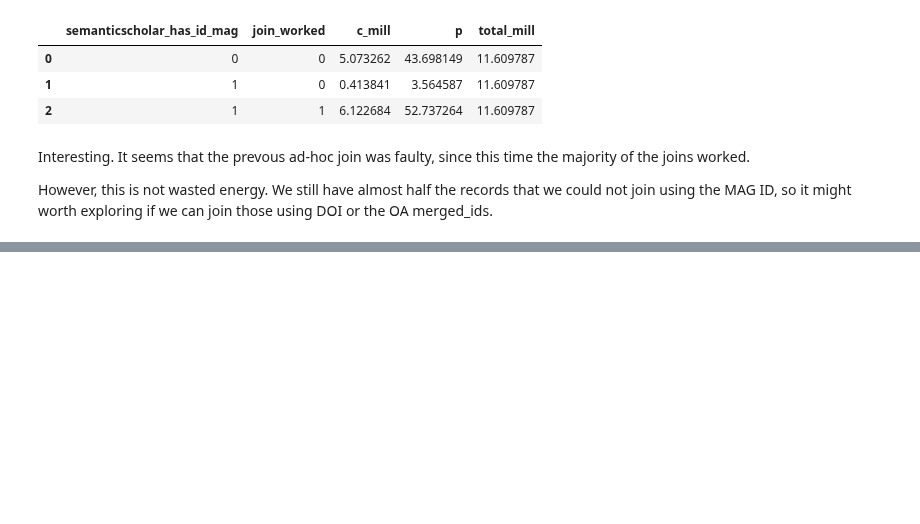
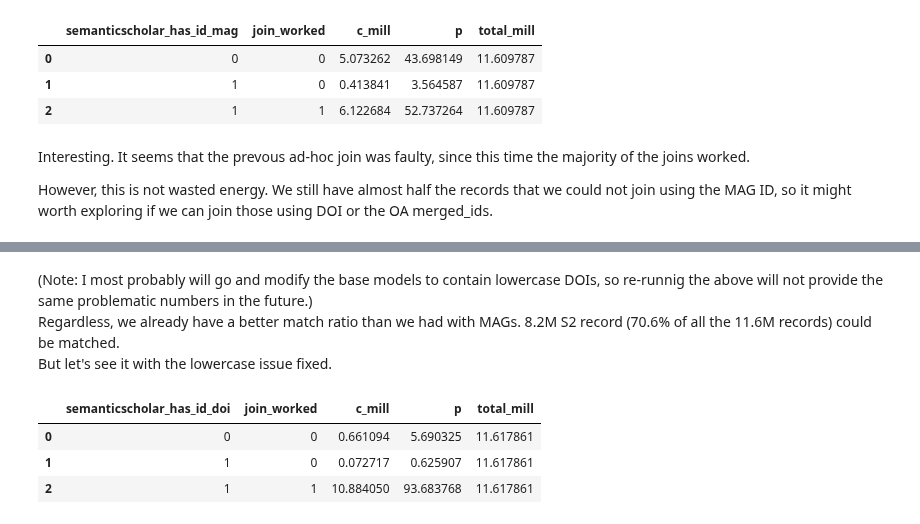
Before and after one commit to ka-steve/sagemaker_research_classification, a Jupyter notebook: src/03_exploration/03_31_explore_semanticscholar_openalex_id_mismatch.ipynb, the cells around one changed output, grey strips where cells are left out. Saved outputs shown, nothing was run; the diff lists cells and outputs as text; code cells hidden in the pictures; blank space fills up the shorter version.

```diff
--- a/src/03_exploration/03_31_explore_semanticscholar_openalex_id_mismatch.ipynb
+++ b/src/03_exploration/03_31_explore_semanticscholar_openalex_id_mismatch.ipynb
@@ -306,0 +416,66 @@ However, this is not wasted energy. We still have almost half the records that w
+# %% [markdown]
+(Note: I most probably will go and modify the base models to contain lowercase DOIs, so re-runnig the above will not provide the same problematic numbers in the future.)
+Regardless, we already have a better match ratio than we had with MAGs. 8.2M S2 record (70.6% of all the 11.6M records) could be matched.
+But let's see it with the lowercase issue fixed.
+# %%
+utils.pd_set_options(cols=500)
+wr.athena.read_sql_query("""
+WITH
+base_semanticscholar_s2orcv2_ AS (
+    SELECT *, LOWER(id_doi) AS id_doi_lower FROM "02_stg".base_semanticscholar_s2orcv2
+),
+base_openalex_works_reduced_ AS (
+SELECT *, LOWER(id_doi) AS id_doi_lower FROM "02_stg"."base_openalex_works_reduced"
+),
+flagged_semanticscholar_s2orcv2 AS (
+    SELECT
+        *,
+        CASE WHEN COALESCE(id_mag, '')='' THEN 0 ELSE 1 END AS has_id_mag,
+        CASE WHEN COALESCE(id_doi, '')='' THEN 0 ELSE 1 END AS has_id_doi
+    FROM
+        base_semanticscholar_s2orcv2_
+),
+s2oa_join_on_doi_id AS (
+    SELECT
+        flagged_semanticscholar_s2orcv2.title AS semanticscholar_title,
+        flagged_semanticscholar_s2orcv2.id_semanticscholar AS semanticscholar_id_semanticscholar,
+        flagged_semanticscholar_s2orcv2.id_mag AS semanticscholar_id_mag,
+        flagged_semanticscholar_s2orcv2.id_doi AS semanticscholar_id_doi,                         -- Note: This is case-sensitive
+        flagged_semanticscholar_s2orcv2.id_doi_lower AS semanticscholar_id_doi_lower,             -- Note: lowered
+        flagged_semanticscholar_s2orcv2.has_id_mag AS semanticscholar_has_id_mag,
+        flagged_semanticscholar_s2orcv2.has_id_doi AS semanticscholar_has_id_doi,
+        base_openalex_works_reduced_.title AS openalex_title,
+        base_openalex_works_reduced_.id_openalex AS openalex_id_openalex,
+        base_openalex_works_reduced_.id_doi AS openalex_id_doi,                                 -- Note: This is forced lower-case
+        base_openalex_works_reduced_.id_doi_lower AS openalex_id_doi_lower,                     -- Note: lowered (just to be sure)
+        CASE WHEN base_openalex_works_reduced_.id_doi IS NULL THEN 0 ELSE 1 END AS join_worked
+    FROM
+        flagged_semanticscholar_s2orcv2
+    LEFT JOIN
+        base_openalex_works_reduced_
+    ON
+        flagged_semanticscholar_s2orcv2.id_doi_lower = base_openalex_works_reduced_.id_doi_lower
+),
+grouped AS (
+    SELECT
+        semanticscholar_has_id_doi,
+        join_worked,
+        COUNT(*) / 1000000.0 AS c_mill,
+        COUNT(*) * 100.0 / (SELECT COUNT(*) FROM s2oa_join_on_doi_id) AS p,
+        (SELECT COUNT(*) FROM s2oa_join_on_doi_id) / 1000000.0 as total_mill
+    FROM
+        s2oa_join_on_doi_id
+    GROUP BY
+        semanticscholar_has_id_doi,
+        join_worked
+    ORDER BY
+        semanticscholar_has_id_doi,
+        join_worked
+)
+SELECT * FROM grouped
+ """, '02_stg')
+# %% [output]
+|  | semanticscholar_has_id_doi | join_worked | c_mill | p | total_mill |
+| 0 | 0 | 0 | 0.661094 | 5.690325 | 11.617861 |
+| 1 | 1 | 0 | 0.072717 | 0.625907 | 11.617861 |
+| 2 | 1 | 1 | 10.884050 | 93.683768 | 11.617861 |
```
Also changed, not shown: parts of 9 cells of this notebook, 4 other files.
